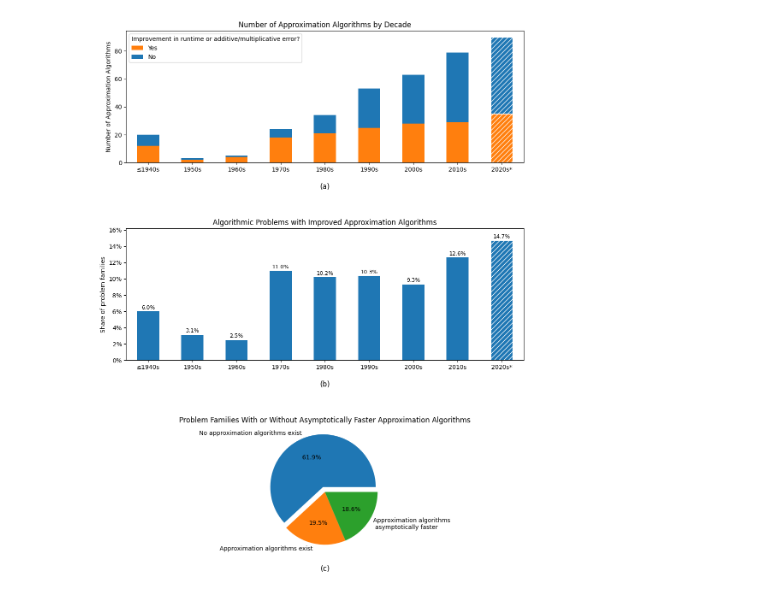
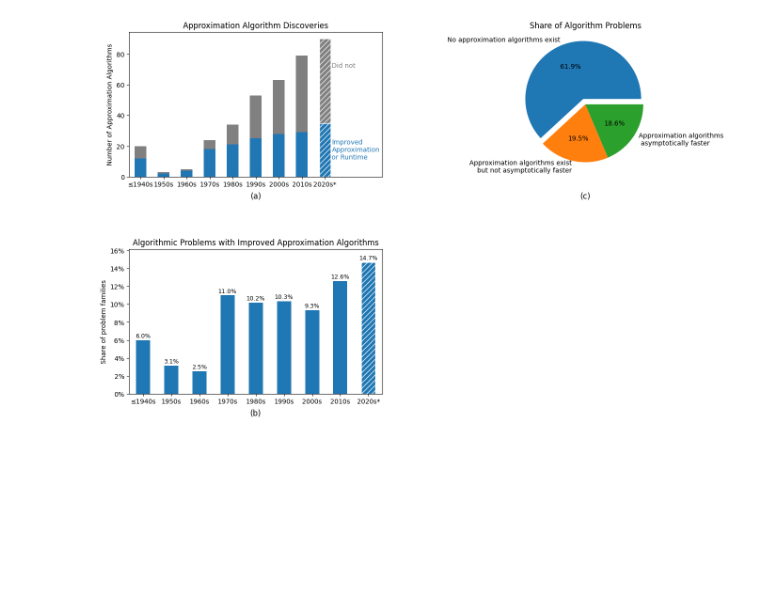
Before and after one commit to andrewlucasgs/approximation-algorithms, a Jupyter notebook: generate_figures.ipynb, the cells around one changed output. Cells and saved outputs as stored; diff of their text form; code cells hidden in the pictures; blank space fills up the shorter version.

Commit message:
Update figures

```diff
--- a/generate_figures.ipynb
+++ b/generate_figures.ipynb
@@ -15,75 +15,83 @@ data1.loc[data1['Year'] < 1940, 'Year'] = 1940
 data1 = data1.groupby([data1['Year'] // 10 * 10, 'Improvement']).size().unstack().fillna(0)
 data1[0], data1[1] = data1[1], data1[0]
 data1.loc[2020] = data1.loc[2020] * 2.5
 
 # Second plot: Algorithmic Problems with Improved Approximation Algorithms
 data2 = pd.read_csv('datasets/algorithmic-problems-with-improved-approximation-algorithms.csv', index_col=0)
 
 # Third plot: Percentage of Problem Families with or without Asymptotically Faster Approximation Algorithms
 data3 = pd.read_csv('datasets/percentage-of-problem-families.csv')
-data3 = pd.Series(list(data3['0']), index=['Approximation algorithms exist', 'Approximation algorithms\n asymptotically faster', 'No approximation algorithms exist'])
+data3 = pd.Series(list(data3['0']), index=['Approximation algorithms exist\n but not asymptotically faster', 'Approximation algorithms\n asymptotically faster', 'No approximation algorithms exist'])
 data3 = data3.sort_values(ascending=False)
 
 # Create figure and subplots
-fig, axs = plt.subplots(3, 1, figsize=(12, 16))
+fig, axs = plt.subplots(2, 2, figsize=(16, 10))  # Change layout to 2x2 for the new arrangement
 
+# First subplot (Bar chart: Approximation Algorithm Discoveries)
+data1.plot(kind='bar', stacked=True, ax=axs[0, 0], color=['#2077B4', 'gray'])
+axs[0, 0].set_xticks(range(len(data1)))
+axs[0, 0].set_xticklabels(['≤1940s'] + ['2020s*' if year == 2020 else str(year) + 's' for year in data1.index[1:]], rotation=0)
+axs[0, 0].set_xlabel('')
+axs[0, 0].set_ylabel('Number of Approximation Algorithms')
+axs[0, 0].set_title('Approximation Algorithm Discoveries')
+axs[0, 0].margins(x=0.01)
+axs[0, 0].patches[-1].set_hatch('///')
+axs[0, 0].patches[8].set_hatch('///')
+axs[0, 0].patches[-1].set_edgecolor('white')
+axs[0, 0].patches[8].set_edgecolor('white')
+# Remove legend
+axs[0, 0].legend().remove()
 
-# First subplot (Bar chart: Number of Approximation Algorithms by Decade)
-data1.plot(kind='bar', stacked=True, ax=axs[0], color=['tab:orange', 'tab:blue'])
-axs[0].set_xticks(range(len(data1)))
-# xtickslabels rotation 0
-axs[0].set_xticklabels(['≤1940s'] + ['2020s*' if year == 2020 else str(year) + 's' for year in data1.index[1:]], rotation=0)
-# axs[0].set_xticklabels(['≤1940s'] + ['2020s*' if year == 2020 else str(year) + 's' for year in data1.index[1:]])
-axs[0].set_xlabel('')
-axs[0].set_ylabel('Number of Approximation Algorithms')
-axs[0].set_title('Number of Approximation Algorithms by Decade')
-axs[0].margins(x=0.01)
-axs[0].patches[-1].set_hatch('///')
-axs[0].patches[8].set_hatch('///')
-axs[0].patches[-1].set_edgecolor('white')
-axs[0].patches[8].set_edgecolor('white')
-axs[0].legend(['Yes', 'No'], title="Improvement in runtime or additive/multiplicative error?", alignment='left')
+# Shrink the space between the bars
+axs[0, 0].bar_width = 0.7
+
+# Add custom labels instead of a legend
+axs[0, 0].text(len(data1) - 0.7, data1.iloc[-1, 1] + data1.iloc[-1, 0] / 2, 'Did not', color='gray', ha='left', va='center')
+axs[0, 0].text(len(data1) - 0.7, data1.iloc[-1, 0] / 2, 'Improved\nApproximation\nor Runtime', color='#2077B4', ha='left', va='center')
 
 # Add label "(a)" below the first plot
-axs[0].text(0.5, -0.2, "(a)", transform=axs[0].transAxes, ha="center", fontsize=12)
+axs[0, 0].text(0.5, -0.15, "(a)", transform=axs[0, 0].transAxes, ha="center", fontsize=12)
+
+# Add padding after the last tick
+axs[0, 0].set_xlim([-0.5, len(data1) + 1.5])
 
 # Second subplot (Bar chart: Algorithmic Problems with Improved Approximation Algorithms)
-data2['Total Percentage'].plot(kind='bar', ax=axs[1])
-axs[1].set_xticks(range(len(data2)))
-axs[1].set_xticklabels(['≤1940s'] + ['2020s*' if year == 2020 else f'{year:.0f}s' for year in data2.index[1:]], rotation=0)
-axs[1].set_xlabel('')
-axs[1].set_ylabel('Share of problem families')
-axs[1].yaxis.set_major_formatter(plt.FuncFormatter(lambda x, _: f'{x:.0f}%'))
-
-axs[1].set_title('Algorithmic Problems with Improved Approximation Algorithms')
-axs[1].margins(x=0.01, y=0.1)
-for p in axs[1].patches:
-    axs[1].annotate(f'{p.get_height():.1f}%', (p.get_x() + p.get_width() / 2., p.get_height() + 0.1),
-                    ha='center', va='center', fontsize=9, color='black', xytext=(0, 5),
-                    textcoords='offset points')
-axs[1].patches[-1].set_hatch('///')
-axs[1].patches[-1].set_edgecolor('white')
+data2['Total Percentage'].plot(kind='bar', ax=axs[1, 0])
+axs[1, 0].set_xticks(range(len(data2)))
+axs[1, 0].set_xticklabels(['≤1940s'] + ['2020s*' if year == 2020 else f'{year:.0f}s' for year in data2.index[1:]], rotation=0)
+axs[1, 0].set_xlabel('')
+axs[1, 0].set_ylabel('Share of problem families')
+axs[1, 0].yaxis.set_major_formatter(plt.FuncFormatter(lambda x, _: f'{x:.0f}%'))
+axs[1, 0].set_title('Algorithmic Problems with Improved Approximation Algorithms')
+axs[1, 0].margins(x=0.01, y=0.1)
+axs[1, 0].patches[-1].set_hatch('///')
+axs[1, 0].patches[-1].set_edgecolor('white')
+for p in axs[1, 0].patches:
+    axs[1, 0].annotate(f'{p.get_height():.1f}%', (p.get_x() + p.get_width() / 2., p.get_height() + 0.1),
+                       ha='center', va='center', fontsize=9, color='black', xytext=(0, 5),
+                       textcoords='offset points')
 
 # Add label "(b)" below the second plot
-axs[1].text(0.5, -0.2, "(b)", transform=axs[1].transAxes, ha="center", fontsize=12)
+axs[1, 0].text(0.5, -0.15, "(b)", transform=axs[1, 0].transAxes, ha="center", fontsize=12)
 
-# Third subplot (Pie chart: Percentage of Problem Families)
+# Third subplot (Pie chart: Share of Algorithm Problems)
 explode = (0.1, 0, 0)
-wedges, texts, percs = axs[2].pie(data3, autopct='%1.1f%%', labels=[l for l in data3.index], startangle=0, explode=explode)
-axs[2].set_title('Problem Families With or Without Asymptotically Faster Approximation Algorithms')
+wedges, texts, percs = axs[0, 1].pie(data3, autopct='%1.1f%%', labels=[l for l in data3.index], startangle=0, explode=explode)
+axs[0, 1].set_title('Share of Algorithm Problems')
 
 # Add label "(c)" below the third plot
-axs[2].text(0.5, -0.1, "(c)", transform=axs[2].transAxes, ha="center", fontsize=12)
+axs[0, 1].text(0.5, -0.15, "(c)", transform=axs[0, 1].transAxes, ha="center", fontsize=12)
 
-# Adjust the layout
-# Increase the gap between plots
-plt.subplots_adjust(hspace=0.5)  # Increase the space between the plots (you can adjust the value)
+# Hide the fourth subplot (axs[1, 1])
+axs[1, 1].axis('off')
 
 # Adjust the layout and save the figure
+plt.subplots_adjust(hspace=0.5, wspace=0.3)  # Adjust spacing between plots
+
 plt.savefig('figures/figure 1.png', bbox_inches='tight')
 plt.show()
 # %% [output]
-[figure, old version]
+[figure, new version]
 # %%
 import matplotlib.pyplot as plt
 import pandas as pd
```
Also changed, not shown: parts of 3 cells of this notebook, 3 other files.
